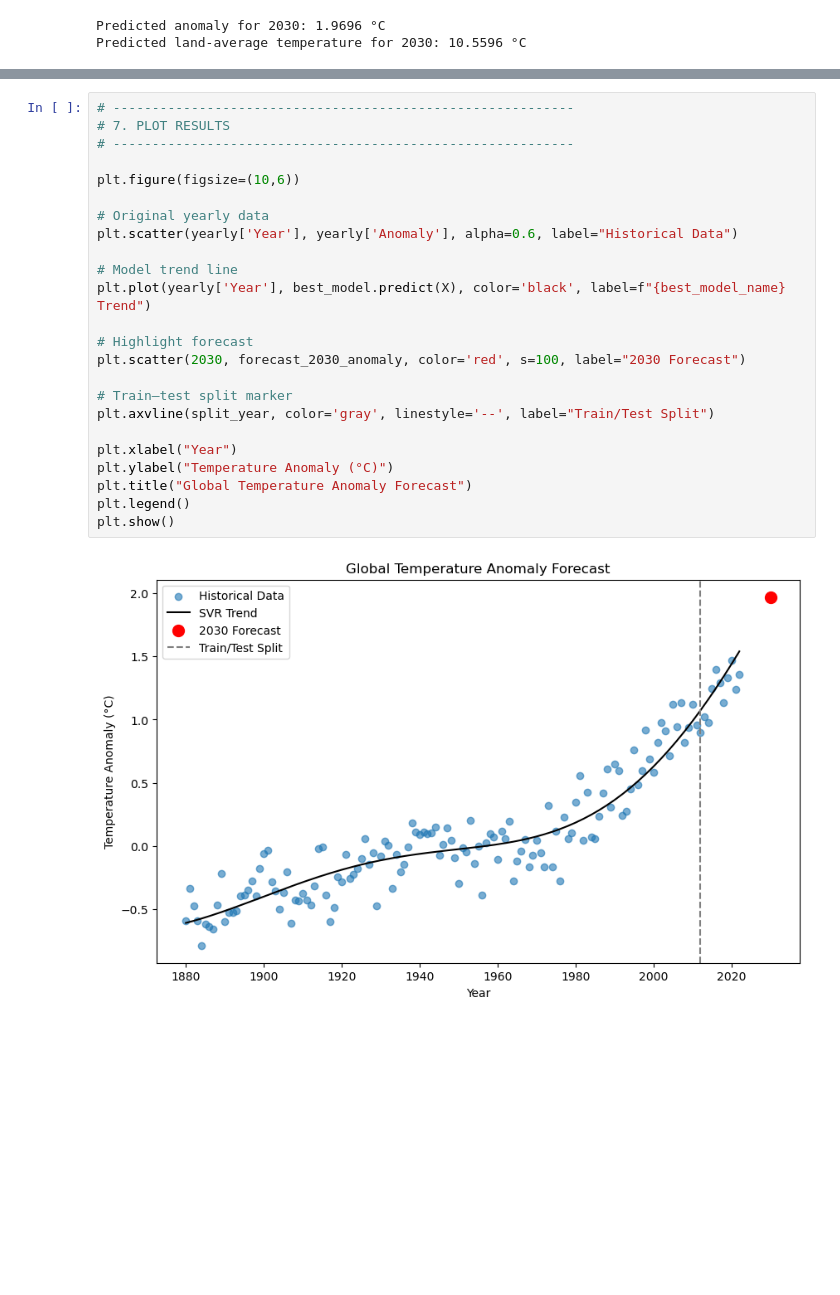
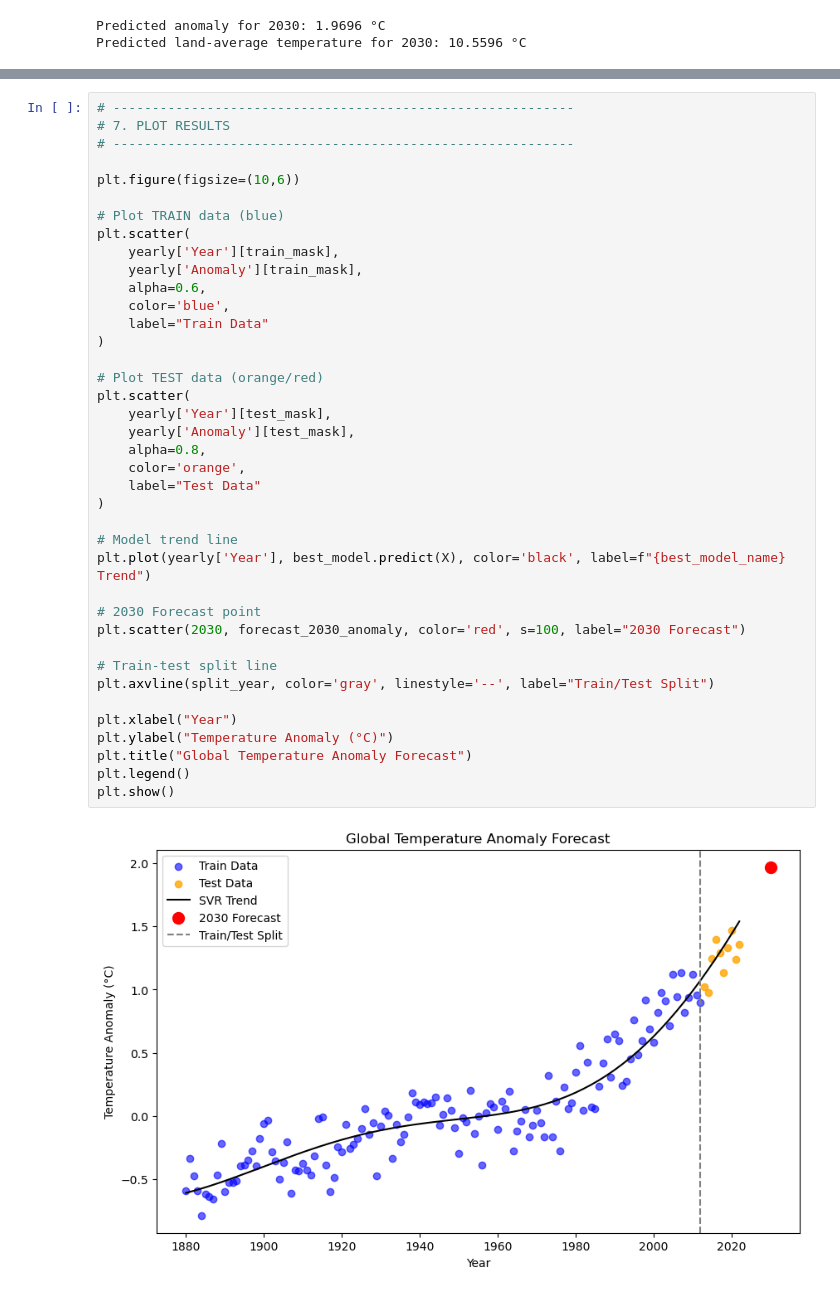
Before and after one commit to kessler24/data_science_workflow_project_522_Group4, a Jupyter notebook: ml_code.ipynb, the cells around one changed output, grey strips where cells are left out. Cells and saved outputs as stored; diff of their text form; blank space fills up the shorter version.

```diff
--- a/ml_code.ipynb
+++ b/ml_code.ipynb
@@ -150,26 +164,41 @@ Predicted land-average temperature for 2030: 10.5596 °C
 # %%
 # -----------------------------------------------------------
 # 7. PLOT RESULTS
 # -----------------------------------------------------------
 
 plt.figure(figsize=(10,6))
 
-# Original yearly data
-plt.scatter(yearly['Year'], yearly['Anomaly'], alpha=0.6, label="Historical Data")
+# Plot TRAIN data (blue)
+plt.scatter(
+    yearly['Year'][train_mask],
+    yearly['Anomaly'][train_mask],
+    alpha=0.6,
+    color='blue',
+    label="Train Data"
+)
+
+# Plot TEST data (orange/red)
+plt.scatter(
+    yearly['Year'][test_mask],
+    yearly['Anomaly'][test_mask],
+    alpha=0.8,
+    color='orange',
+    label="Test Data"
+)
 
 # Model trend line
 plt.plot(yearly['Year'], best_model.predict(X), color='black', label=f"{best_model_name} Trend")
 
-# Highlight forecast
+# 2030 Forecast point
 plt.scatter(2030, forecast_2030_anomaly, color='red', s=100, label="2030 Forecast")
 
-# Train–test split marker
+# Train-test split line
 plt.axvline(split_year, color='gray', linestyle='--', label="Train/Test Split")
 
 plt.xlabel("Year")
 plt.ylabel("Temperature Anomaly (°C)")
 plt.title("Global Temperature Anomaly Forecast")
 plt.legend()
 plt.show()
 # %% [output]
-[figure, old version]
+[figure, new version]
```
Also changed, not shown: parts of 9 cells of this notebook.
